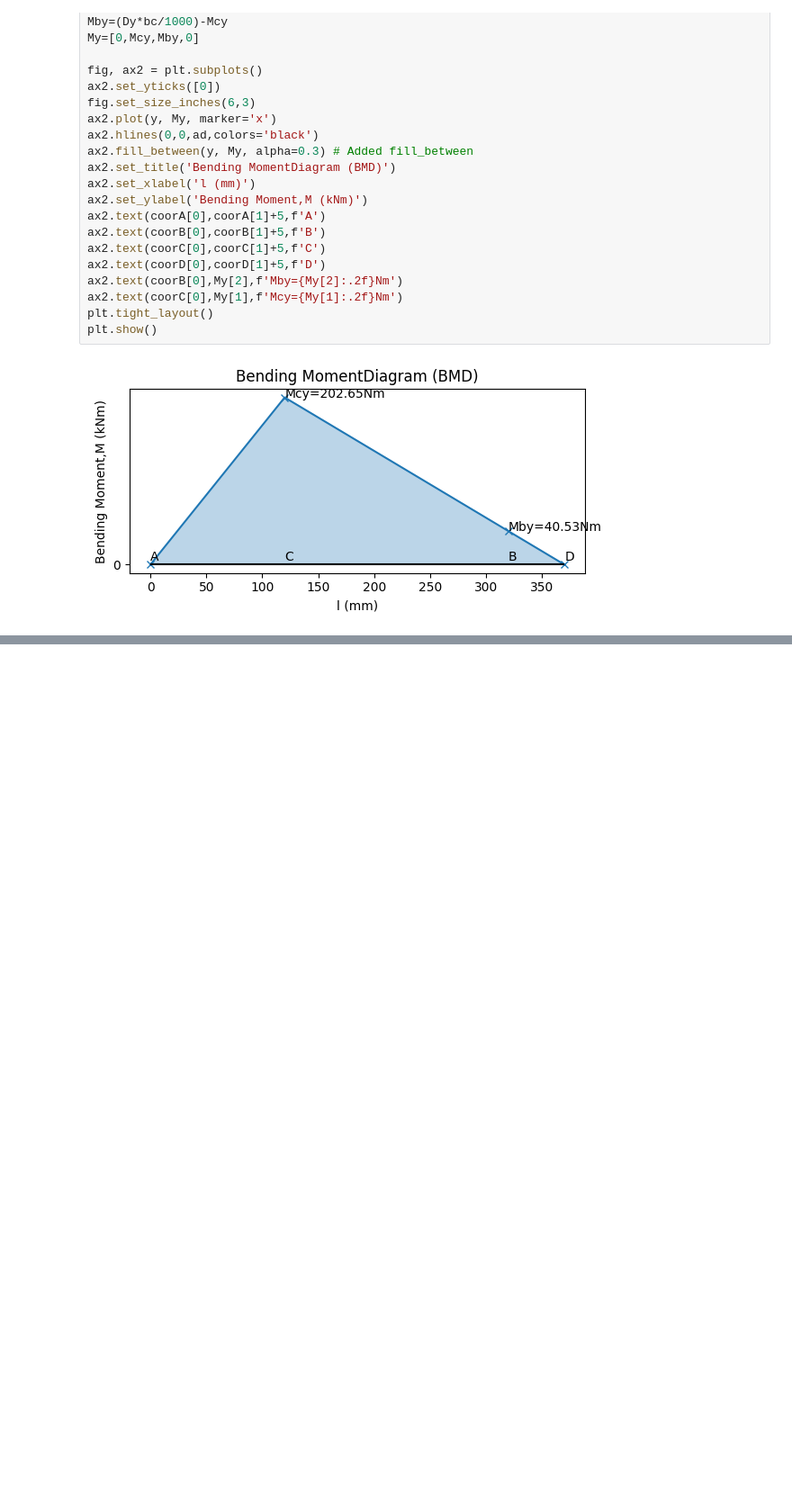
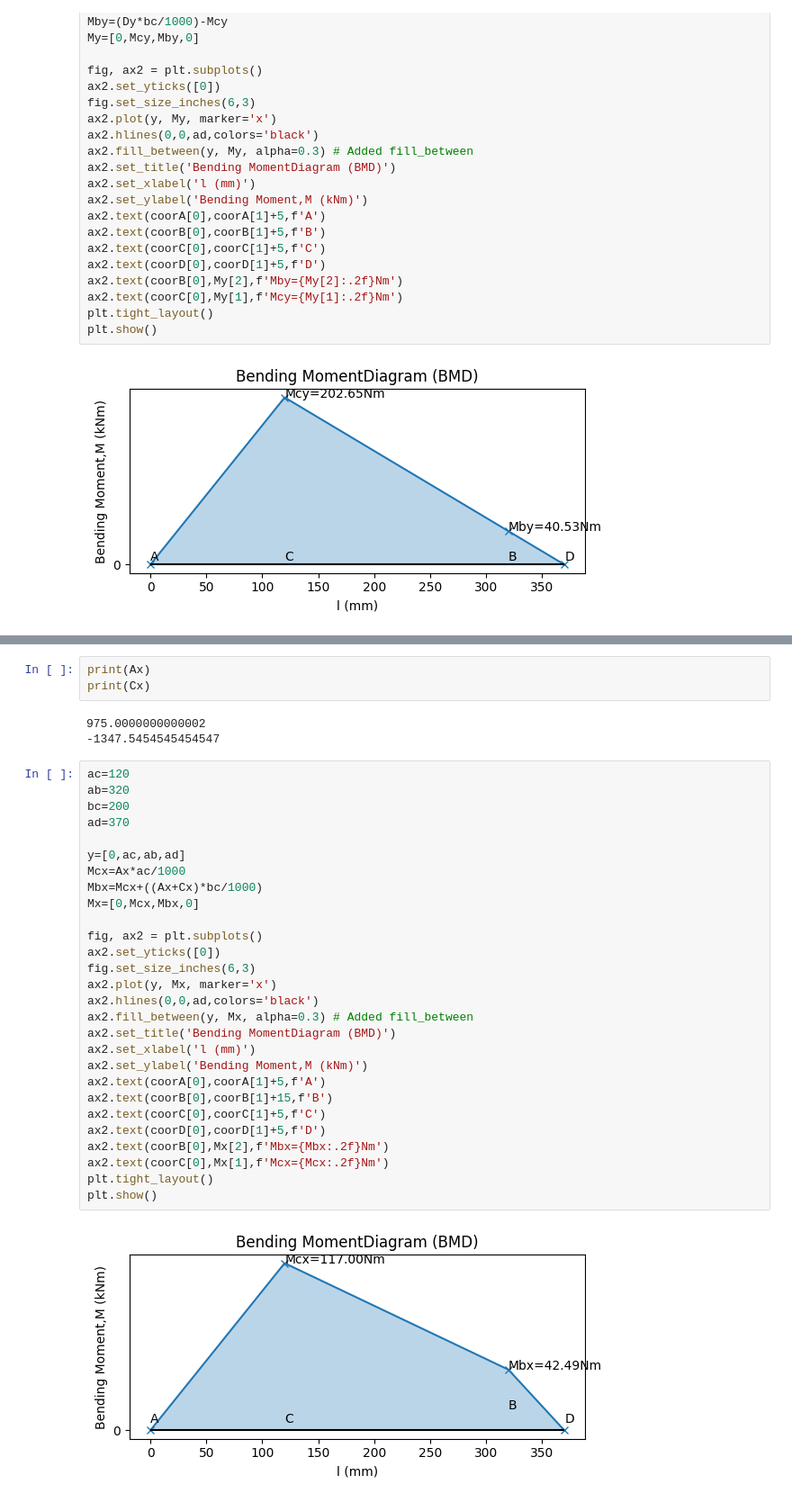
Before and after one commit to mechanical-design/design-examples, a Jupyter notebook: 20244/Q3.ipynb, the cells around one changed output, grey strips where cells are left out. Shown at 90% size. Cells and saved outputs as stored; diff of their text form; blank space fills up the shorter version.

```diff
--- a/20244/Q3.ipynb
+++ b/20244/Q3.ipynb
@@ -178,0 +274,36 @@ plt.show()
+# %%
+print(Ax)
+print(Cx)
+# %% [output]
+975.0000000000002
+-1347.5454545454547
+# %%
+ac=120
+ab=320
+bc=200
+ad=370
+
+y=[0,ac,ab,ad]
+Mcx=Ax*ac/1000
+Mbx=Mcx+((Ax+Cx)*bc/1000)
+Mx=[0,Mcx,Mbx,0]
+
+fig, ax2 = plt.subplots()
+ax2.set_yticks([0])
+fig.set_size_inches(6,3)
+ax2.plot(y, Mx, marker='x')
+ax2.hlines(0,0,ad,colors='black')
+ax2.fill_between(y, Mx, alpha=0.3) # Added fill_between
+ax2.set_title('Bending MomentDiagram (BMD)')
+ax2.set_xlabel('l (mm)')
+ax2.set_ylabel('Bending Moment,M (kNm)')
+ax2.text(coorA[0],coorA[1]+5,f'A')
+ax2.text(coorB[0],coorB[1]+15,f'B')
+ax2.text(coorC[0],coorC[1]+5,f'C')
+ax2.text(coorD[0],coorD[1]+5,f'D')
+ax2.text(coorB[0],Mx[2],f'Mbx={Mbx:.2f}Nm')
+ax2.text(coorC[0],Mx[1],f'Mcx={Mcx:.2f}Nm')
+plt.tight_layout()
+plt.show()
+# %% [output]
+[figure, added]
```
Also changed, not shown: parts of 15 cells of this notebook, 2 other files.
